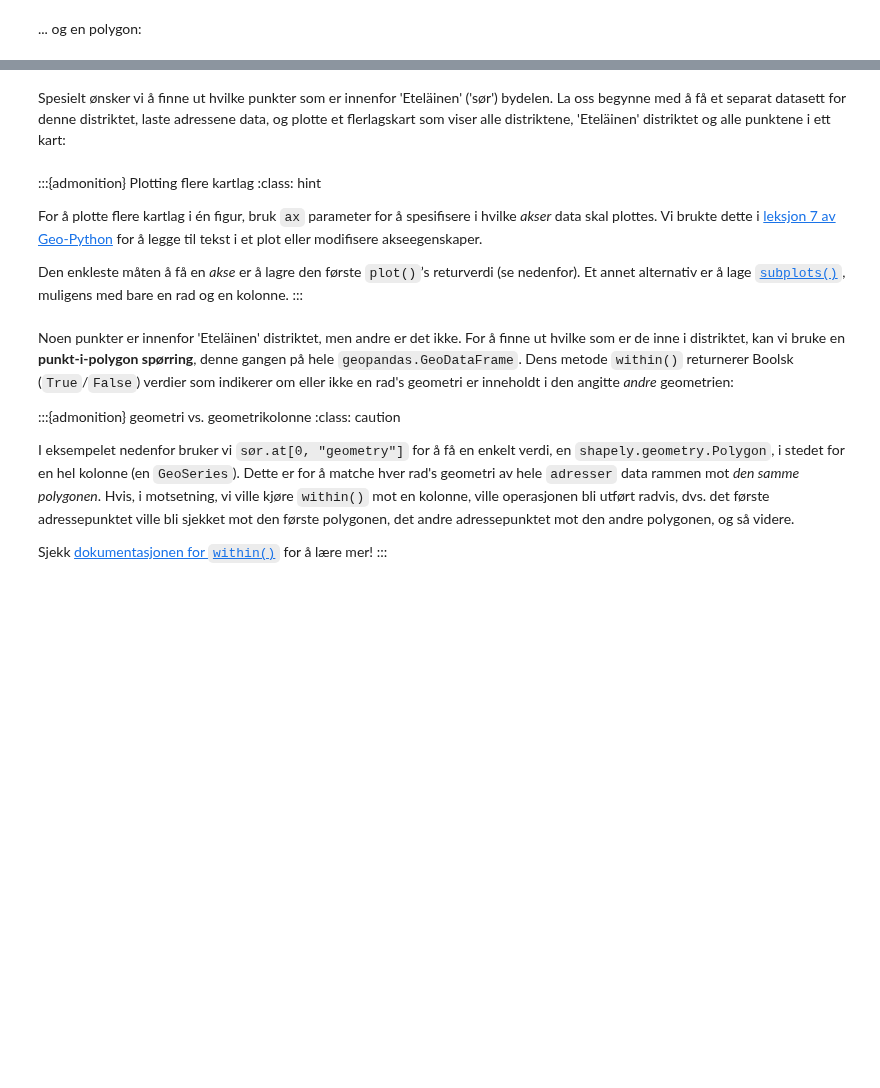
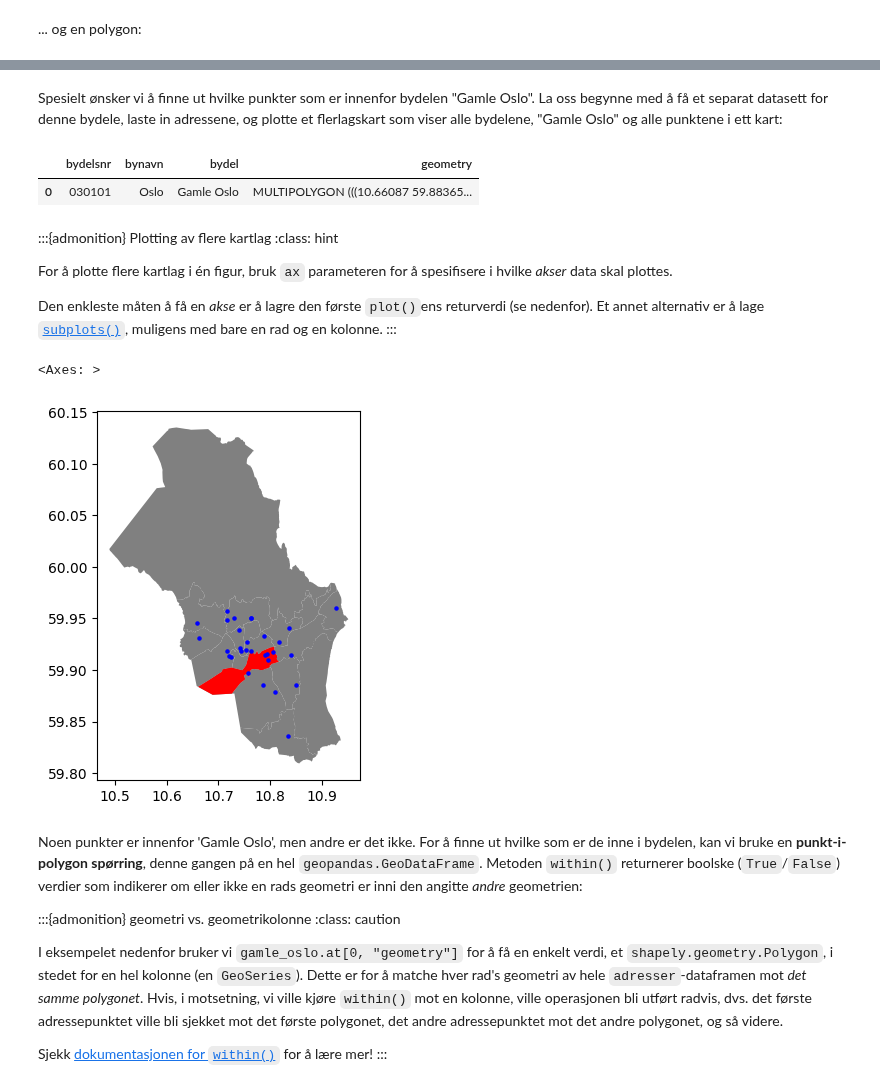
Before and after one commit to haavardaagesen/gmgi221, a Jupyter notebook: content/notebooks/04_punkt_i_polygon.ipynb, the cells around one changed output, grey strips where cells are left out. Saved outputs shown, nothing was run; the diff lists cells and outputs as text; code cells hidden in the pictures; blank space fills up the shorter version.

```diff
--- a/content/notebooks/04_punkt_i_polygon.ipynb
+++ b/content/notebooks/04_punkt_i_polygon.ipynb
@@ -106,11 +116,11 @@ Datamengden vi bruker er fra [Helsinki Region Infoshare](https://hri.fi/data/en_
 # %%
 import pathlib
 NOTEBOOK_PATH = pathlib.Path().resolve()
-DATA_DIRECTORY = NOTEBOOK_PATH / "data"
+DATA_MAPPE = NOTEBOOK_PATH / "data"
 # %%
 import geopandas
 
 bydeler = geopandas.read_file(
-    DATA_DIRECTORY / "helsinki_city_districts" / "helsinki_city_districts_2021.gpkg"
+    DATA_MAPPE / "oslo_bydeler" / "oslo_bydeler.gpkg"
 )
 bydeler.head()
@@ -119,47 +139,51 @@ bydeler.plot()
 # %% [markdown]
-Spesielt ønsker vi å finne ut hvilke punkter som er innenfor 'Eteläinen'
-('sør') bydelen. La oss begynne med å få et separat datasett for
-denne distriktet, laste adressene data, og plotte et flerlagskart
-som viser alle distriktene, 'Eteläinen' distriktet og alle punktene i
+Spesielt ønsker vi å finne ut hvilke punkter som er innenfor bydelen "Gamle Oslo". La oss begynne med å få et separat datasett for
+denne bydele, laste in adressene, og plotte et flerlagskart
+som viser alle bydelene, "Gamle Oslo" og alle punktene i
 ett kart:
 # %%
-sør_distrikt = bydeler[bydeler.name == "Eteläinen"]
-sør_distrikt
+gamle_oslo = bydeler[bydeler.bydel == "Gamle Oslo"]
+gamle_oslo
+# %% [output]
+|  | bydelsnr | bynavn | bydel | geometry |
+| 0 | 030101 | Oslo | Gamle Oslo | MULTIPOLYGON (((10.66087 59.88365... |
 # %%
-adresser = geopandas.read_file(DATA_DIRECTORY / "adresser.gpkg")
+adresser = geopandas.read_file(DATA_MAPPE / "oslo_adresser" / "adresser.gpkg")
 # %% [markdown]
-:::{admonition} Plotting flere kartlag
+:::{admonition} Plotting av flere kartlag
 :class: hint
 
-For å plotte flere kartlag i én figur, bruk `ax` parameter for å spesifisere i
-hvilke *akser* data skal plottes. Vi brukte dette i [leksjon 7 av
-Geo-Python](https://geo-python-site.readthedocs.io/en/latest/notebooks/L7/matplotlib.html) for å legge til tekst i et plot eller modifisere akseegenskaper.
+For å plotte flere kartlag i én figur, bruk `ax` parameteren for å spesifisere i
+hvilke *akser* data skal plottes.
 
-Den enkleste måten å få en *akse* er å lagre den første `plot()`’s
+Den enkleste måten å få en *akse* er å lagre den første `plot()`ens
 returverdi (se nedenfor). Et annet alternativ er å lage [`subplots()`](https://geo-python-site.readthedocs.io/en/latest/notebooks/L7/advanced-plotting.html#using-subplots), muligens med bare en rad og en kolonne.
 :::
 # %%
-akser = bydeler.plot(facecolor="grå")
-sør_distrikt.plot(ax=akser, facecolor="rød")
-adresser.plot(ax=akser, color="blå", markersize=5)
+akser = bydeler.plot(facecolor="grey")
+gamle_oslo.plot(ax=akser, facecolor="red")
+adresser.plot(ax=akser, color="blue", markersize=5)
+# %% [output]
+<Axes: >
+[figure, added]
 # %% [markdown]
-Noen punkter er innenfor 'Eteläinen' distriktet, men andre er det ikke. For å finne
-ut hvilke som er de inne i distriktet, kan vi bruke en **punkt-i-polygon
-spørring**, denne gangen på hele `geopandas.GeoDataFrame`. Dens metode
-`within()` returnerer Boolsk (`True`/`False`) verdier som indikerer om eller ikke
-en rad's geometri er inneholdt i den angitte *andre* geometrien:
+Noen punkter er innenfor 'Gamle Oslo', men andre er det ikke. For å finne
+ut hvilke som er de inne i bydelen, kan vi bruke en **punkt-i-polygon
+spørring**, denne gangen på en hel `geopandas.GeoDataFrame`. Metoden
+`within()` returnerer boolske (`True`/`False`) verdier som indikerer om eller ikke
+en rads geometri er inni den angitte *andre* geometrien:
 
 
 :::{admonition} geometri vs. geometrikolonne
 :class: caution
 
-I eksempelet nedenfor bruker vi `sør.at[0, "geometry"]` for å få en enkelt
-verdi, en `shapely.geometry.Polygon`, i stedet for en hel kolonne (en
+I eksempelet nedenfor bruker vi `gamle_oslo.at[0, "geometry"]` for å få en enkelt
+verdi, et `shapely.geometry.Polygon`, i stedet for en hel kolonne (en
 `GeoSeries`). Dette er for å matche hver rad's geometri av hele
-`adresser` data rammen mot *den samme polygonen*. Hvis, i motsetning, vi ville
+`adresser`-dataframen mot *det samme polygonet*. Hvis, i motsetning, vi ville
 kjøre `within()` mot en kolonne, ville operasjonen bli utført radvis,
-dvs. det første adressepunktet ville bli sjekket mot den første polygonen, det
-andre adressepunktet mot den andre polygonen, og så videre.
+dvs. det første adressepunktet ville bli sjekket mot det første polygonet, det
+andre adressepunktet mot det andre polygonet, og så videre.
 
 Sjekk [dokumentasjonen for
 `within()`](https://geopandas.org/en/stable/docs/reference/api/geopandas.GeoSeries.within.html)
```
Also changed, not shown: parts of 18 cells of this notebook, 22 other files.
